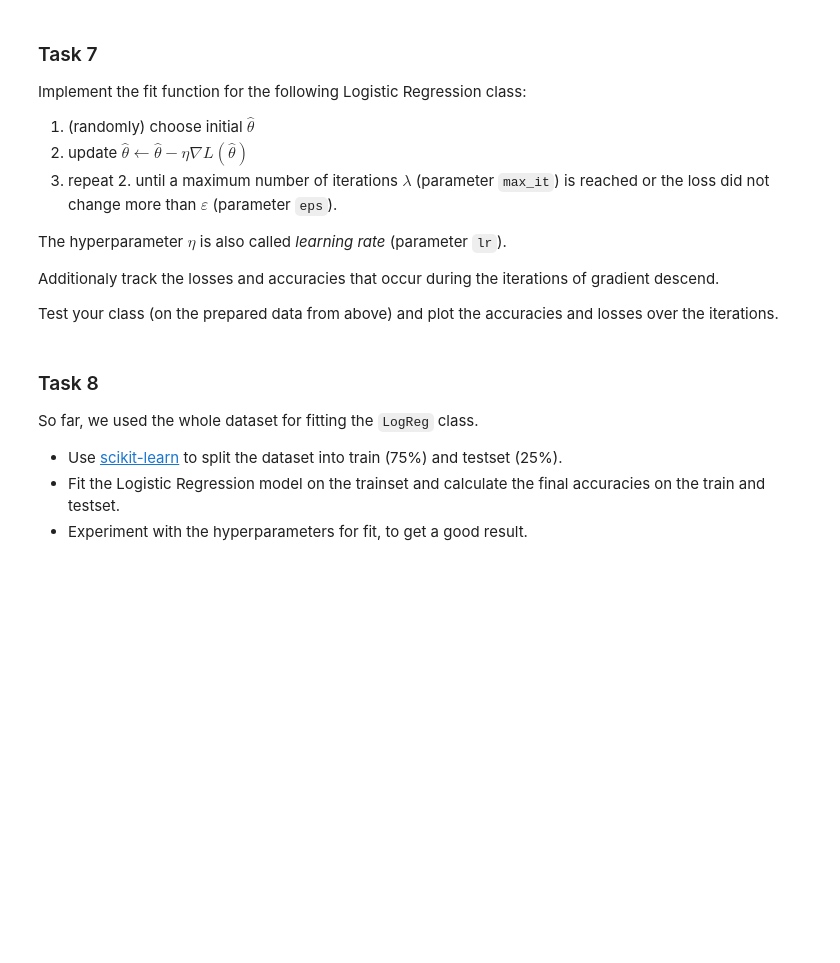
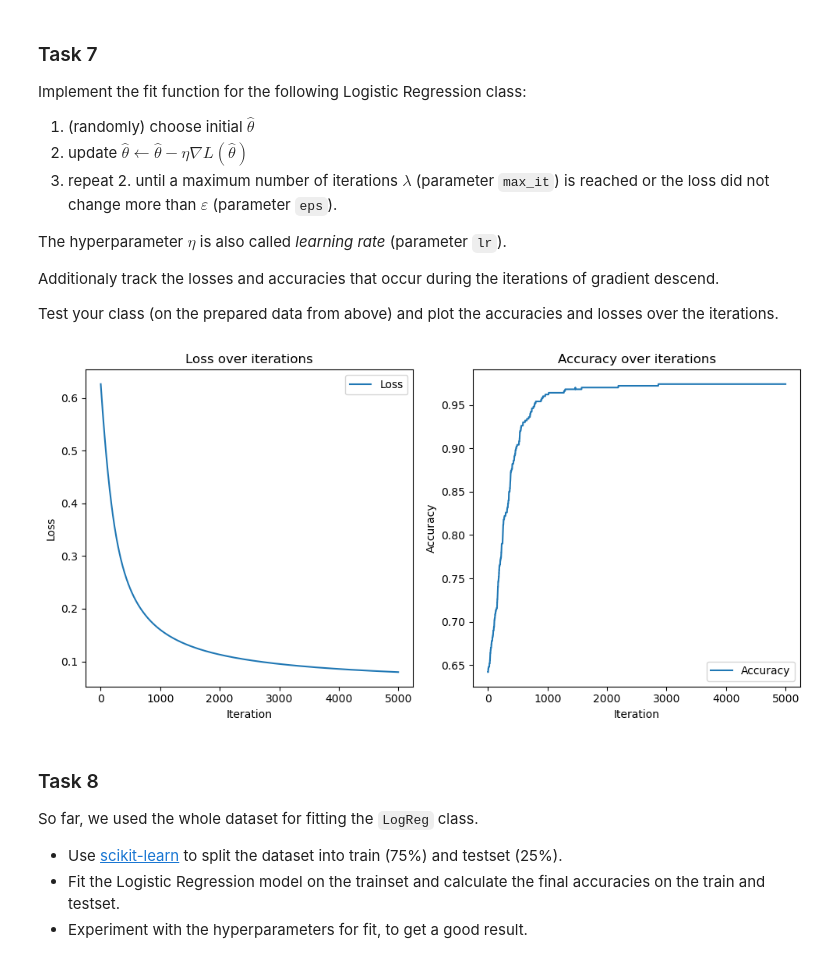
Before and after one commit to BohdanBabii/Optimization_for_machine_learning_lab, a Jupyter notebook: 03_Logistic_Regression/03_Logistic_Regression.ipynb, the cells around one changed output. Drawn from its saved outputs; the diff is of its cells as text; code cells hidden in the pictures; blank space fills up the shorter version.

Commit message:
solved 03_logistic_regression

```diff
--- a/03_Logistic_Regression/03_Logistic_Regression.ipynb
+++ b/03_Logistic_Regression/03_Logistic_Regression.ipynb
@@ -312,7 +301,10 @@ def cross_entropy_gradient(x: npt.NDArray[np.float64], y: npt.NDArray[np.float64
     """
 
     # TODO: implement
-    pass
+    m = x.shape[0]
+    probabilities = sigmoid(x @ theta)
+    gradient = -1 / m * x.T @ (y - probabilities)
+    return gradient
 
 
 # assertions
@@ -364,34 +356,75 @@ class LogisticRegressor():
             Matrix with datapoints as rows (m x n).
 
         Returns
         -------
         npt.NDArray[np.float64]
             Array of predictions (m).
         """
 
-        return predict(x, self.theta)
+        probabilities = predict_probabilities(x, self.theta)
+        return probabilities >= 0.5
 
     def fit(self, x: npt.NDArray[np.float64], y: npt.NDArray[np.float64]) -> Self:
         """Gradient descent for binary crossentropy. Starts at a random parameter vector and tracks losses and accuracies along the iterations.
 
         Parameters
         ----------
         x : npt.NDArray[np.float64]
             Matrix with datapoints as rows (m x n).
         y : npt.NDArray[np.float64]
             Vector of true labels (m).
         """
 
         # TODO: implement
         self.theta = np.random.rand(x.shape[1])
+
+        for iteration in range(self.max_iterations):
+            current_loss = cross_entropy_loss(x, y, self.theta)
+            self.losses.append(current_loss)
+            gradients = cross_entropy_gradient(x, y, self.theta)
+            self.theta -= self.learn_rate * gradients
+
+            # Calculate accuracy
+            predictions = predict_probabilities(x, self.theta) >= 0.5
+            accuracy = np.mean(predictions == y)
+            self.accuracies.append(accuracy)
+
+            # Check for convergence
+            if iteration > 0 and abs(self.losses[-2] - self.losses[-1]) < self.epsilon:
+                break
+
         return self
 
 
 # assertions
 np.random.seed(0)
 regressor = LogisticRegressor(max_iterations=5000, epsilon=0).fit(x, y)
 assert np.allclose(regressor.theta, [-2.77171607, 0.99485879, 1.07592613], atol=1e-2)
+
 # TODO: plot accuracy and loss
+np.random.seed(0)
+x_prepared = np.hstack([np.ones((x.shape[0], 1)), x])
+regressor = LogisticRegressor(max_iterations=5000, learn_rate=0.01, epsilon=1e-6).fit(x_prepared, y)
+
+plt.figure(figsize=(10, 5))
+plt.subplot(1, 2, 1)
+plt.plot(regressor.losses, label='Loss')
+plt.title('Loss over iterations')
+plt.xlabel('Iteration')
+plt.ylabel('Loss')
+plt.legend()
+
+plt.subplot(1, 2, 2)
+plt.plot(regressor.accuracies, label='Accuracy')
+plt.title('Accuracy over iterations')
+plt.xlabel('Iteration')
+plt.ylabel('Accuracy')
+plt.legend()
+
+plt.tight_layout()
+plt.show()
+# %% [output]
+[figure, added]
 # %% [markdown]
 ### Task 8
 
```
Also changed, not shown: parts of 5 cells of this notebook.
